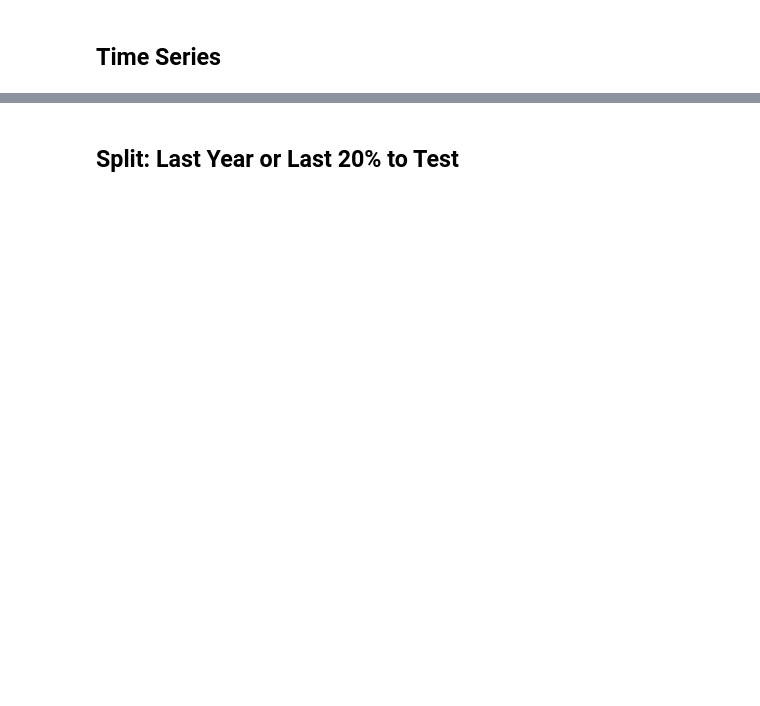
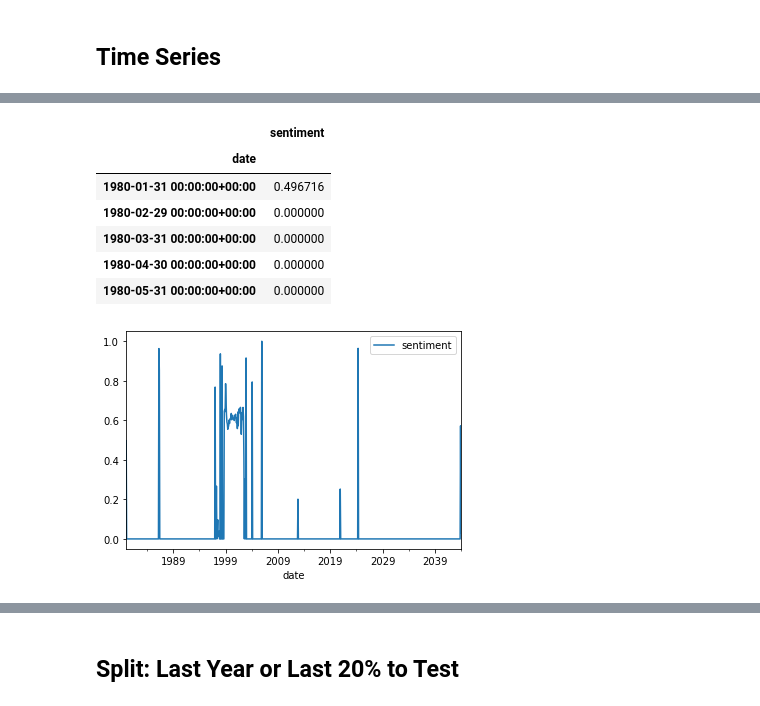
Before and after one commit to Enron-Discussion-NLP/Capstone, a Jupyter notebook: 00_Kaniela/kan_workbook.ipynb, the cells around one changed output, grey strips where cells are left out. Saved outputs shown, nothing was run; the diff lists cells and outputs as text; code cells hidden in the pictures; blank space fills up the shorter version.

```diff
--- a/00_Kaniela/kan_workbook.ipynb
+++ b/00_Kaniela/kan_workbook.ipynb
@@ -539,0 +657,14 @@ df.resample('W').mean().rolling(4).sum()
+# %%
+# Resample for Monthly
+dfts_30d = dfts.resample('M').mean().fillna(0)
+dfts_30d.plot()
+dfts_30d.head()
+# %% [output]
+|  | sentiment |
+| date |  |
+| 1980-01-31 00:00:00+00:00 | 0.496716 |
+| 1980-02-29 00:00:00+00:00 | 0.000000 |
+| 1980-03-31 00:00:00+00:00 | 0.000000 |
+| 1980-04-30 00:00:00+00:00 | 0.000000 |
+| 1980-05-31 00:00:00+00:00 | 0.000000 |
+[figure, added]
```
Also changed, not shown: parts of 136 cells of this notebook, 2 other files.
